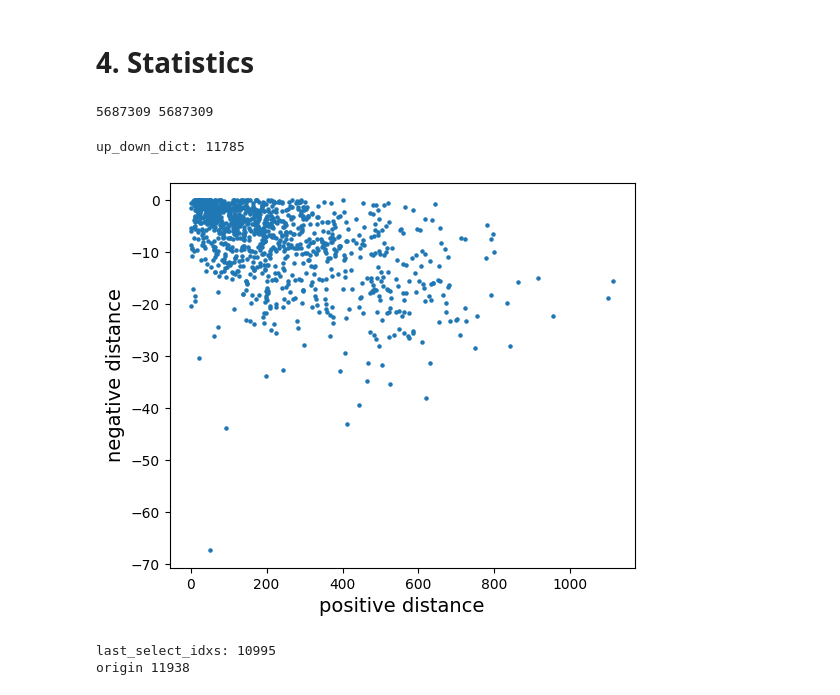
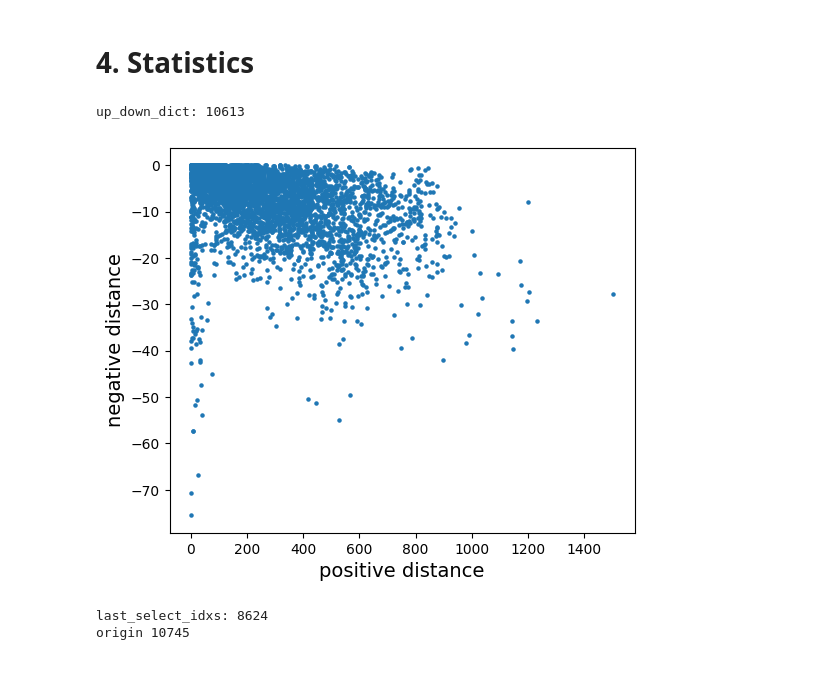
Before and after one commit to Kazawaryu/pcdet, a Jupyter notebook: ada_tools/sample_selection/last_hope.ipynb, the cells around one changed output. Saved outputs shown, nothing was run; the diff lists cells and outputs as text; code cells hidden in the pictures.

```diff
--- a/ada_tools/sample_selection/last_hope.ipynb
+++ b/ada_tools/sample_selection/last_hope.ipynb
@@ -43,7 +43,7 @@ from voxelize import *
 data_dir = '/home/jiazx_ug/OpenPCDet/data/kitti/training/velodyne/'
 label_dir = '/home/jiazx_ug/OpenPCDet/data/kitti/training/label_2/'
 idx_path = '/home/jiazx_ug/OpenPCDet/data/kitti/ImageSets/train.txt'
-ckpt_path = '/home/jiazx_ug/OpenPCDet/output/kitti_models/'+model_type+'/A_S22/ckpt/checkpoint_epoch_160.pth'
+ckpt_path = '/home/jiazx_ug/OpenPCDet/output/kitti_models/'+model_type+'/C_S22/ckpt/checkpoint_epoch_160.pth'
 # idx_list = [str(data.split('.')[0]) for data in os.listdir(data_dir)]
 # idx_list.sort()
 idx_list = []
@@ -183,33 +181,31 @@ for idx, dist in zip(all_idxs, distances_norm):
         up_down_dict[idx] = (up_down_dict[idx][0] + dist, up_down_dict[idx][1])
     else:
         up_down_dict[idx] = (up_down_dict[idx][0], up_down_dict[idx][1] + dist)
-# %% [output]
-5687309 5687309
 # %%
 print('up_down_dict:', len(up_down_dict))
 up_down = []
 for idx in up_down_dict:
     up_down.append(up_down_dict[idx])
 up_down = np.array(up_down)
 fig = plt.figure(figsize=(6, 5))
 
 # 随机取1/10的点
-rand_idxs = np.random.choice(up_down.shape[0], int(up_down.shape[0]/10), replace=False)
+rand_idxs = np.random.choice(up_down.shape[0], int(up_down.shape[0]*0.5), replace=False)
 
 plt.scatter(up_down[rand_idxs][:,0], up_down[rand_idxs][:,1], s=5)
 plt.xlabel('positive distance', fontsize=14)
 plt.ylabel('negative distance', fontsize=14)
 plt.savefig('./scatter.pdf')
 plt.show()
 # %% [output]
-up_down_dict: 11785
+up_down_dict: 10613
-[figure, old version]
+[figure, new version]
 # %%
 # 计算positive distance>600且negative distance<-250的idx
 outter_idxs = []
 inner_idxs = []
 for idx in up_down_dict:
-    if up_down_dict[idx][0] > 100 and up_down_dict[idx][1] < -15:
+    if up_down_dict[idx][0] > 300 or up_down_dict[idx][1] < -12:
         outter_idxs.append(idx)
     else:
         inner_idxs.append(idx)
@@ -229,5 +225,5 @@ with open(save_path, 'w') as f:
     for idx in last_select_idxs:
         f.write(idx+'\n')
 # %% [output]
-last_select_idxs: 10995
-origin 11938
+last_select_idxs: 8624
+origin 10745
```
Also changed, not shown: parts of 4 cells of this notebook, 18 other files.
